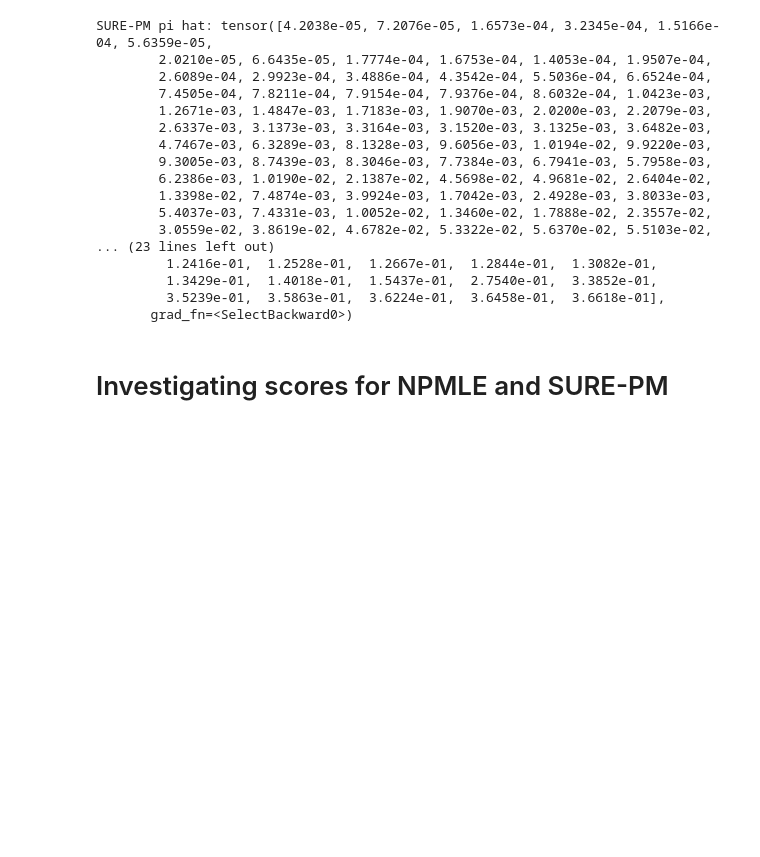
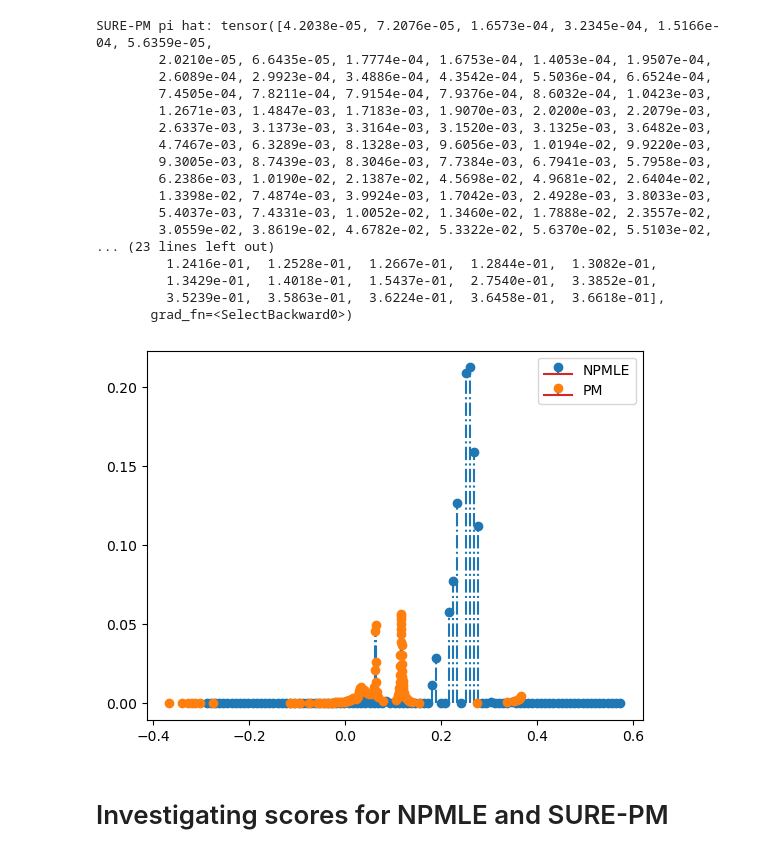
Before and after one commit to sulagna-ghosh/score-matching-empirical-bayes, a Jupyter notebook: atlas_prior_and_shrinkage.ipynb, the cells around one changed output. Saved outputs shown, nothing was run; the diff lists cells and outputs as text; code cells hidden in the pictures; blank space fills up the shorter version.

Commit message:
fix plots

```diff
--- a/atlas_prior_and_shrinkage.ipynb
+++ b/atlas_prior_and_shrinkage.ipynb
@@ -150,3 +152,14 @@ SURE-PM pi hat: tensor([4.2038e-05, 7.2076e-05, 1.6573e-04, 3.2345e-04, 1.5166e-
+# %%
+markerline_npmle, stemlines_npmle, baseline_npmle = plt.stem(theta_grid_npmle, pi_hat_npmle, '-.', label="NPMLE")
+markerline_pm, stemlines_pm, baseline_pm = plt.stem(theta_grid_pm.detach().numpy(), pi_hat_pm.detach().numpy(), '-.', label="PM")
+
+baseline_npmle.remove()
+baseline_pm.remove()
+
+plt.legend()
+plt.show()
+# %% [output]
+[figure, added]
 # %% [markdown]
 # Investigating scores for NPMLE and SURE-PM
 # %%
```
Also changed, not shown: parts of 4 cells of this notebook, 4 other files.
